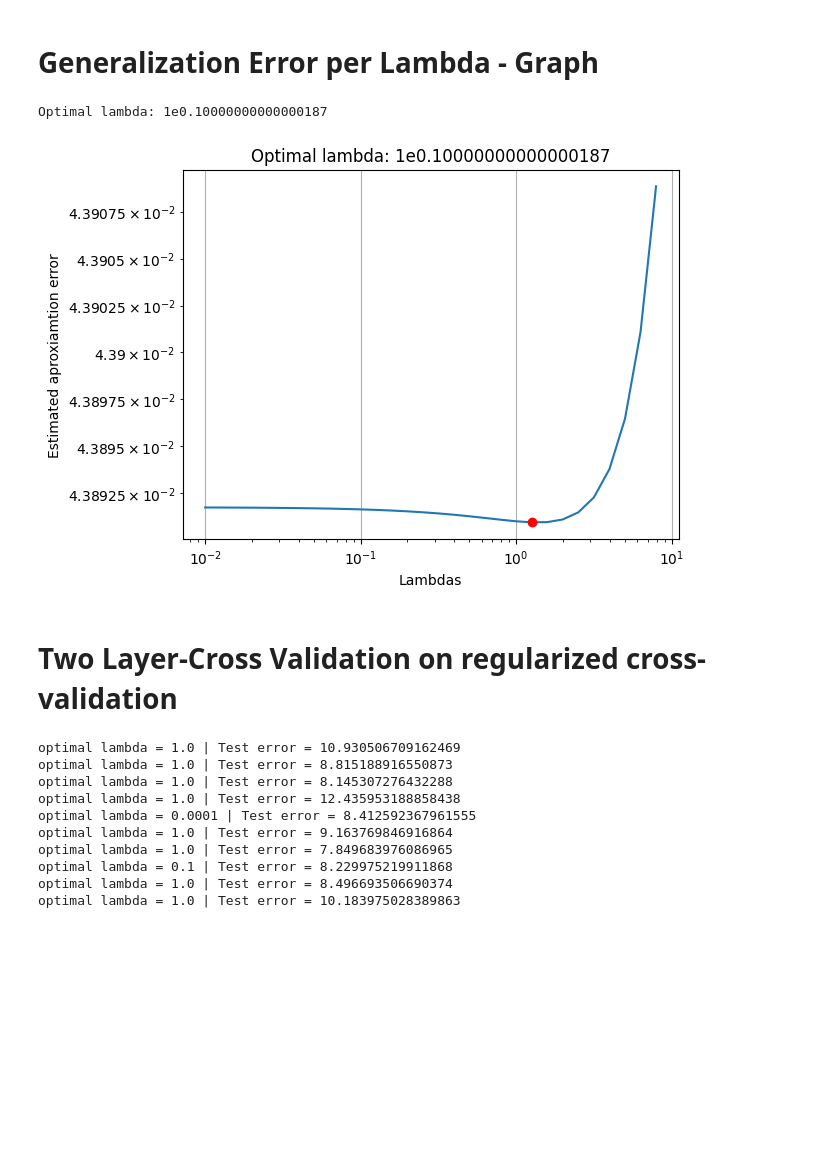
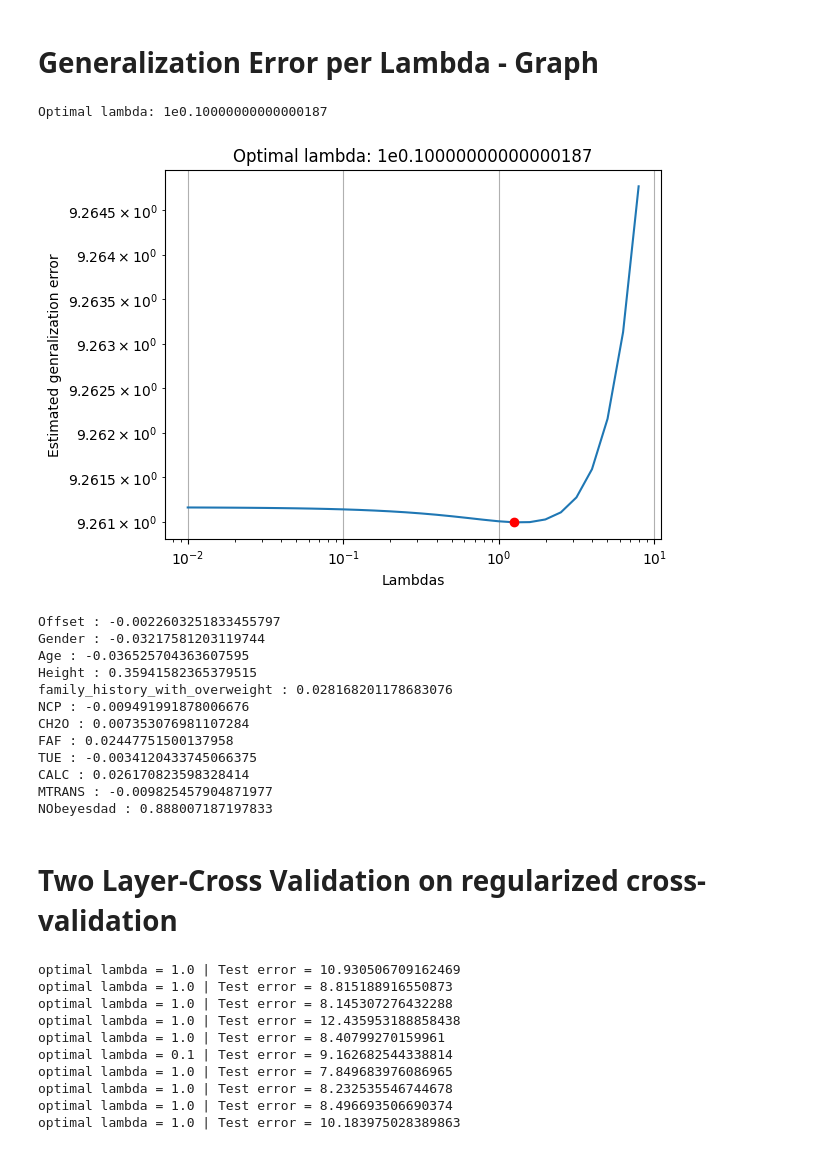
Before and after one commit to lukasketzer/machine_learning_code, a Jupyter notebook: Project2/src/RegularizationRegression.ipynb, the cells around one changed output. Cells and saved outputs as stored; diff of their text form; code cells hidden in the pictures; blank space fills up the shorter version.

```diff
--- a/Project2/src/RegularizationRegression.ipynb
+++ b/Project2/src/RegularizationRegression.ipynb
@@ -46,9 +47,9 @@ N, M = X.shape
 11 NObeyesdad
 # %%
 # Add offset attribute
-X = np.concatenate((np.ones((X.shape[0], 1)), X), 1)
-attributeNames = np.concatenate([np.array(["Offset"]), attributeNames])
-M = len(attributeNames)
+# X = np.concatenate((np.ones((X.shape[0], 1)), X), 1)
+# attributeNames = np.concatenate([np.array(["Offset"]), attributeNames])
+# M = len(attributeNames)
 # %%
 
 def MSE(y_test, y_pred):
@@ -87,35 +88,51 @@ for train_index, test_index in CV.split(X, y):
         Error_per_lambda_train[k, i] = (
             MSE(y_train, X_train @ w_regularization[:, i])
         )
         Error_per_lambda_test[k, i] = (
             MSE(y_test, X_test @ w_regularization[:, i])
         )
 
     k += 1
 
 GenError_per_lamba_test = np.empty((T, 1))
 GenError_per_lamba_train = np.empty((T, 1))
 
 for i in range(T):
     # GenError_per_lamba_test[i] = np.mean(Error_per_lambda_test[:, i])
     # GenError_per_lamba_train[i] = np.mean(Error_per_lambda_train[:, i])
     GenError_per_lamba_test[i] = np.mean(Error_per_lambda_test[:, i]) * y_test.shape[0]
     GenError_per_lamba_train[i] = np.mean(Error_per_lambda_train[:, i]) * y_train.shape[0]
 
 
 loglog(lambdas, GenError_per_lamba_test)
 min_arg = np.argmin(GenError_per_lamba_test)
 plot(lambdas[min_arg], GenError_per_lamba_test[min_arg], "ro", label="Optimal lambda")
 optimal_lambda = np.log10(lambdas[min_arg])
 print(f"Optimal lambda: 1e{optimal_lambda}")
 title(f"Optimal lambda: 1e{optimal_lambda}")
 grid()
 xlabel("Lambdas")
-ylabel("Estimated aproxiamtion error")
+ylabel("Estimated genralization error")
+savefig("./figures/lin_reg_gen_lambdas.eps")
 show()
+
+for i in range(len(attributeNames)):
+    print(f"{attributeNames[i]} : {w_regularization[i, min_arg]}")
 # %% [output]
 Optimal lambda: 1e0.10000000000000187
-[figure, old version]
+[figure, new version]
+Offset : -0.0022603251833455797
+Gender : -0.03217581203119744
+Age : -0.036525704363607595
+Height : 0.35941582365379515
+family_history_with_overweight : 0.028168201178683076
+NCP : -0.009491991878006676
+CH2O : 0.007353076981107284
+FAF : 0.02447751500137958
+TUE : -0.0034120433745066375
+CALC : 0.026170823598328414
+MTRANS : -0.009825457904871977
+NObeyesdad : 0.888007187197833
 # %% [markdown]
 # Two Layer-Cross Validation on regularized cross-validation
 # %%
@@ -190,9 +207,9 @@ optimal lambda = 1.0 | Test error = 10.930506709162469
 optimal lambda = 1.0 | Test error = 8.815188916550873
 optimal lambda = 1.0 | Test error = 8.145307276432288
 optimal lambda = 1.0 | Test error = 12.435953188858438
-optimal lambda = 0.0001 | Test error = 8.412592367961555
-optimal lambda = 1.0 | Test error = 9.163769846916864
+optimal lambda = 1.0 | Test error = 8.40799270159961
+optimal lambda = 0.1 | Test error = 9.162682544338814
 optimal lambda = 1.0 | Test error = 7.849683976086965
-optimal lambda = 0.1 | Test error = 8.229975219911868
+optimal lambda = 1.0 | Test error = 8.232535546744678
 optimal lambda = 1.0 | Test error = 8.496693506690374
 optimal lambda = 1.0 | Test error = 10.183975028389863
```
Also changed, not shown: parts of 1 cell of this notebook, 2 other files.
